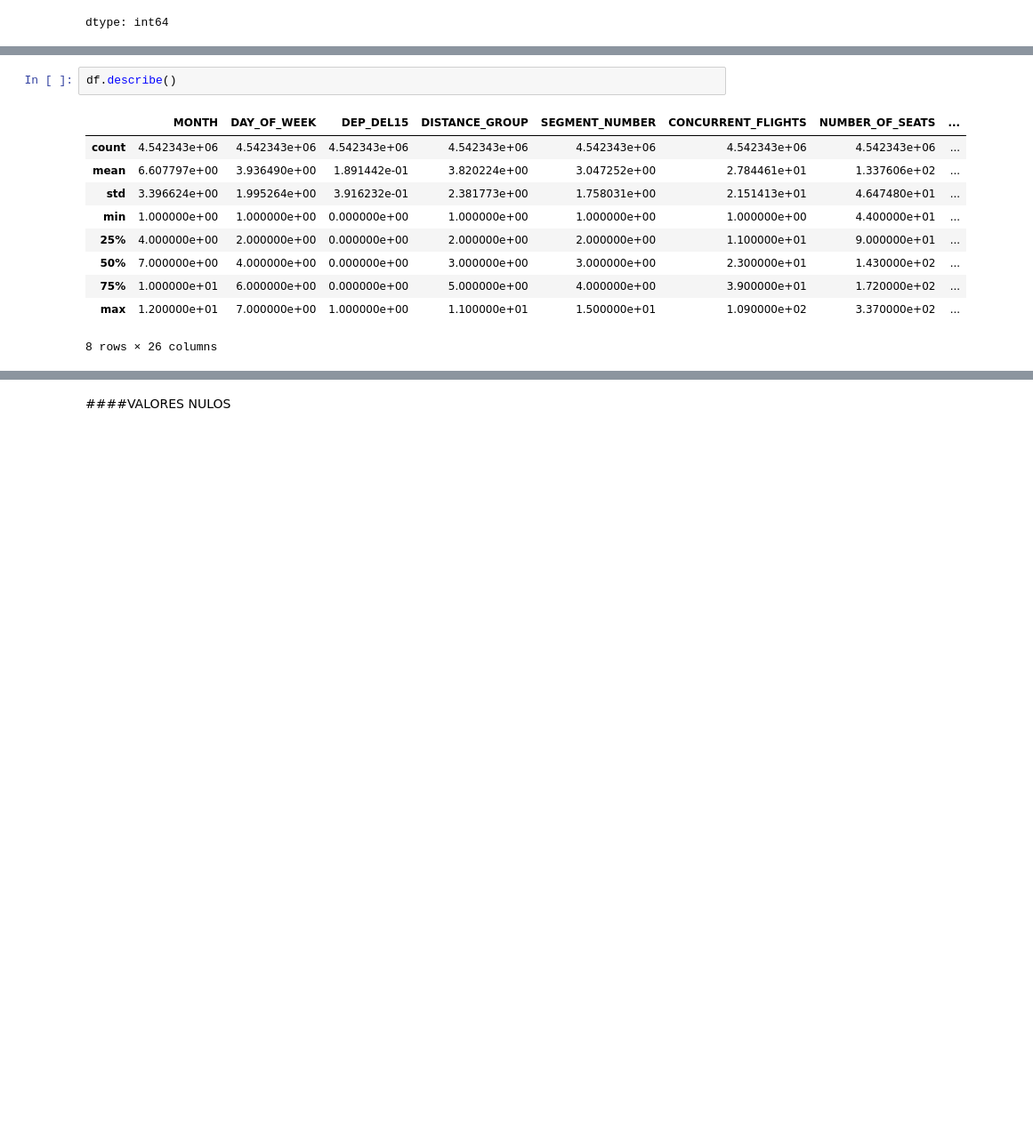
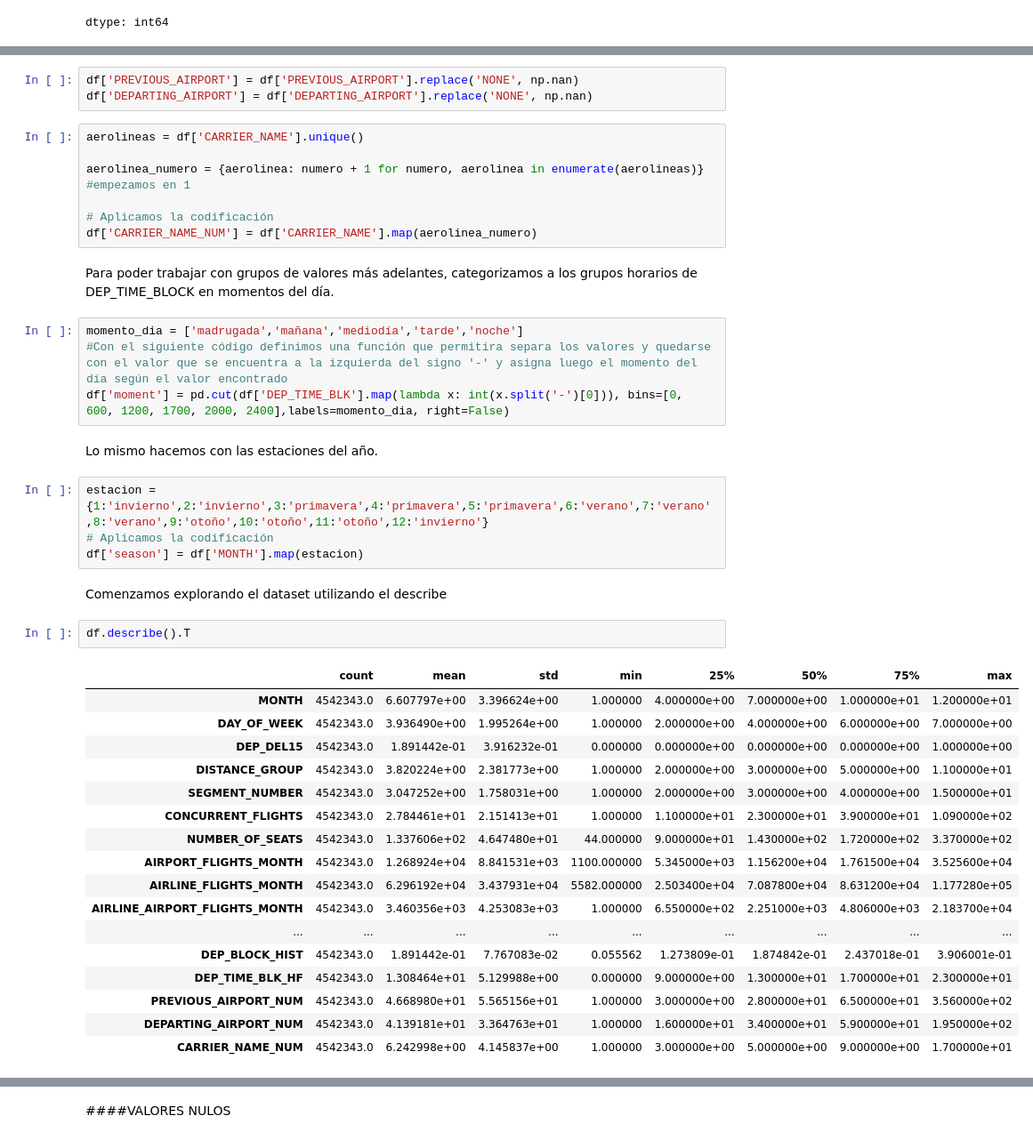
Before and after one commit to chelomec/airlines_delay_prediction, a Jupyter notebook: Proyecto_DataScienceII_ML_Clasificación_Demora_Vuelos.ipynb, the cells around one changed output, grey strips where cells are left out. Shown at 89% size. Drawn from its saved outputs; the diff is of its cells as text; blank space fills up the shorter version.

```diff
--- a/Proyecto_DataScienceII_ML_Clasificación_Demora_Vuelos.ipynb
+++ b/Proyecto_DataScienceII_ML_Clasificación_Demora_Vuelos.ipynb
@@ -146,13 +209,44 @@ Para poder hacer un análisis preciso del dataset se debe conocer si existen val
+# %%
+df['PREVIOUS_AIRPORT'] = df['PREVIOUS_AIRPORT'].replace('NONE', np.nan)
+df['DEPARTING_AIRPORT'] = df['DEPARTING_AIRPORT'].replace('NONE', np.nan)
+# %%
+aerolineas = df['CARRIER_NAME'].unique()
+
+aerolinea_numero = {aerolinea: numero + 1 for numero, aerolinea in enumerate(aerolineas)} #empezamos en 1
+
+# Aplicamos la codificación
+df['CARRIER_NAME_NUM'] = df['CARRIER_NAME'].map(aerolinea_numero)
+# %% [markdown]
+Para poder trabajar con grupos de valores más adelantes, categorizamos a los grupos horarios de DEP_TIME_BLOCK en momentos del día.
+# %%
+momento_dia = ['madrugada','mañana','mediodía','tarde','noche']
+#Con el siguiente código definimos una función que permitira separa los valores y quedarse con el valor que se encuentra a la izquierda del signo '-' y asigna luego el momento del día según el valor encontrado
+df['moment'] = pd.cut(df['DEP_TIME_BLK'].map(lambda x: int(x.split('-')[0])), bins=[0, 600, 1200, 1700, 2000, 2400],labels=momento_dia, right=False)
+# %% [markdown]
+Lo mismo hacemos con las estaciones del año.
+# %%
+estacion = {1:'invierno',2:'invierno',3:'primavera',4:'primavera',5:'primavera',6:'verano',7:'verano',8:'verano',9:'otoño',10:'otoño',11:'otoño',12:'invierno'}
+# Aplicamos la codificación
+df['season'] = df['MONTH'].map(estacion)
+# %% [markdown]
+Comenzamos explorando el dataset utilizando el describe
 # %%
-df.describe()
+df.describe().T
 # %% [output]
-|  | MONTH | DAY_OF_WEEK | DEP_DEL15 | DISTANCE_GROUP | SEGMENT_NUMBER | CONCURRENT_FLIGHTS | NUMBER_OF_SEATS | ... |
-| count | 4.542343e+06 | 4.542343e+06 | 4.542343e+06 | 4.542343e+06 | 4.542343e+06 | 4.542343e+06 | 4.542343e+06 | ... |
-| mean | 6.607797e+00 | 3.936490e+00 | 1.891442e-01 | 3.820224e+00 | 3.047252e+00 | 2.784461e+01 | 1.337606e+02 | ... |
-| std | 3.396624e+00 | 1.995264e+00 | 3.916232e-01 | 2.381773e+00 | 1.758031e+00 | 2.151413e+01 | 4.647480e+01 | ... |
-| min | 1.000000e+00 | 1.000000e+00 | 0.000000e+00 | 1.000000e+00 | 1.000000e+00 | 1.000000e+00 | 4.400000e+01 | ... |
-| 25% | 4.000000e+00 | 2.000000e+00 | 0.000000e+00 | 2.000000e+00 | 2.000000e+00 | 1.100000e+01 | 9.000000e+01 | ... |
-| 50% | 7.000000e+00 | 4.000000e+00 | 0.000000e+00 | 3.000000e+00 | 3.000000e+00 | 2.300000e+01 | 1.430000e+02 | ... |
-| 75% | 1.000000e+01 | 6.000000e+00 | 0.000000e+00 | 5.000000e+00 | 4.000000e+00 | 3.900000e+01 | 1.720000e+02 | ... |
-| max | 1.200000e+01 | 7.000000e+00 | 1.000000e+00 | 1.100000e+01 | 1.500000e+01 | 1.090000e+02 | 3.370000e+02 | ... |
+|  | count | mean | std | min | 25% | 50% | 75% | max |
+| MONTH | 4542343.0 | 6.607797e+00 | 3.396624e+00 | 1.000000 | 4.000000e+00 | 7.000000e+00 | 1.000000e+01 | 1.200000e+01 |
+| DAY_OF_WEEK | 4542343.0 | 3.936490e+00 | 1.995264e+00 | 1.000000 | 2.000000e+00 | 4.000000e+00 | 6.000000e+00 | 7.000000e+00 |
+| DEP_DEL15 | 4542343.0 | 1.891442e-01 | 3.916232e-01 | 0.000000 | 0.000000e+00 | 0.000000e+00 | 0.000000e+00 | 1.000000e+00 |
+| DISTANCE_GROUP | 4542343.0 | 3.820224e+00 | 2.381773e+00 | 1.000000 | 2.000000e+00 | 3.000000e+00 | 5.000000e+00 | 1.100000e+01 |
+| SEGMENT_NUMBER | 4542343.0 | 3.047252e+00 | 1.758031e+00 | 1.000000 | 2.000000e+00 | 3.000000e+00 | 4.000000e+00 | 1.500000e+01 |
+| CONCURRENT_FLIGHTS | 4542343.0 | 2.784461e+01 | 2.151413e+01 | 1.000000 | 1.100000e+01 | 2.300000e+01 | 3.900000e+01 | 1.090000e+02 |
+| NUMBER_OF_SEATS | 4542343.0 | 1.337606e+02 | 4.647480e+01 | 44.000000 | 9.000000e+01 | 1.430000e+02 | 1.720000e+02 | 3.370000e+02 |
+| AIRPORT_FLIGHTS_MONTH | 4542343.0 | 1.268924e+04 | 8.841531e+03 | 1100.000000 | 5.345000e+03 | 1.156200e+04 | 1.761500e+04 | 3.525600e+04 |
+| AIRLINE_FLIGHTS_MONTH | 4542343.0 | 6.296192e+04 | 3.437931e+04 | 5582.000000 | 2.503400e+04 | 7.087800e+04 | 8.631200e+04 | 1.177280e+05 |
+| AIRLINE_AIRPORT_FLIGHTS_MONTH | 4542343.0 | 3.460356e+03 | 4.253083e+03 | 1.000000 | 6.550000e+02 | 2.251000e+03 | 4.806000e+03 | 2.183700e+04 |
+| ... | ... | ... | ... | ... | ... | ... | ... | ... |
+| DEP_BLOCK_HIST | 4542343.0 | 1.891442e-01 | 7.767083e-02 | 0.055562 | 1.273809e-01 | 1.874842e-01 | 2.437018e-01 | 3.906001e-01 |
+| DEP_TIME_BLK_HF | 4542343.0 | 1.308464e+01 | 5.129988e+00 | 0.000000 | 9.000000e+00 | 1.300000e+01 | 1.700000e+01 | 2.300000e+01 |
+| PREVIOUS_AIRPORT_NUM | 4542343.0 | 4.668980e+01 | 5.565156e+01 | 1.000000 | 3.000000e+00 | 2.800000e+01 | 6.500000e+01 | 3.560000e+02 |
+| DEPARTING_AIRPORT_NUM | 4542343.0 | 4.139181e+01 | 3.364763e+01 | 1.000000 | 1.600000e+01 | 3.400000e+01 | 5.900000e+01 | 1.950000e+02 |
+| CARRIER_NAME_NUM | 4542343.0 | 6.242998e+00 | 4.145837e+00 | 1.000000 | 3.000000e+00 | 5.000000e+00 | 9.000000e+00 | 1.700000e+01 |
-8 rows × 26 columns
```
Also changed, not shown: parts of 68 cells of this notebook.
